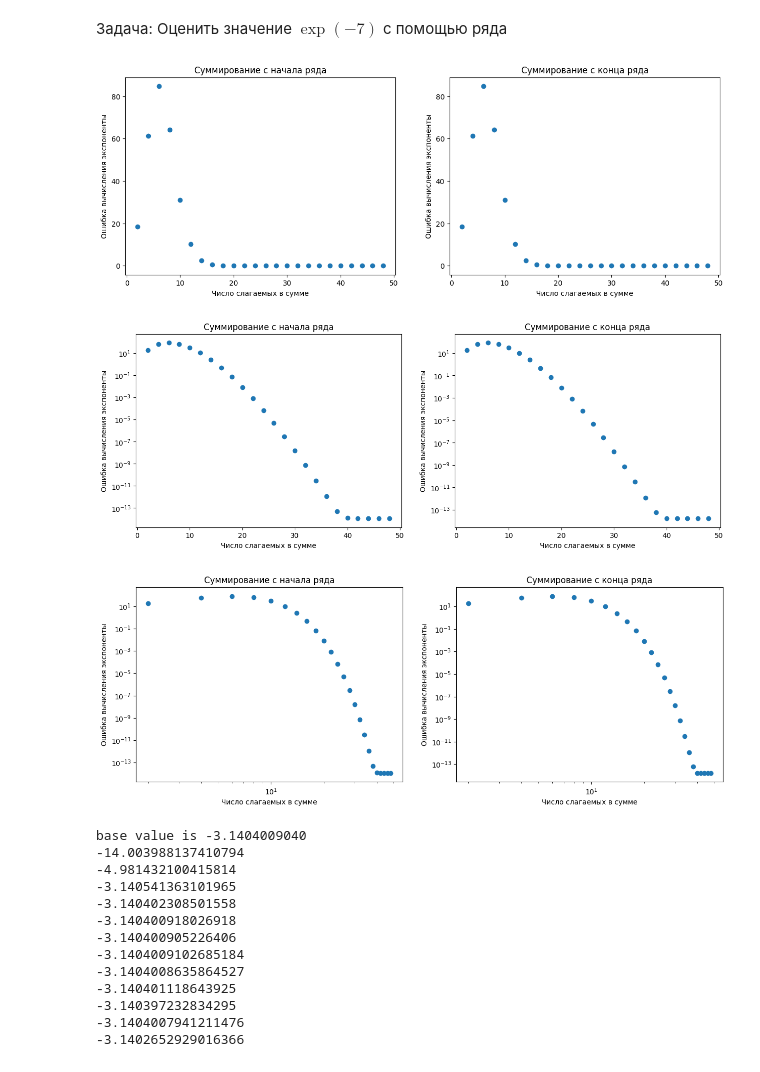
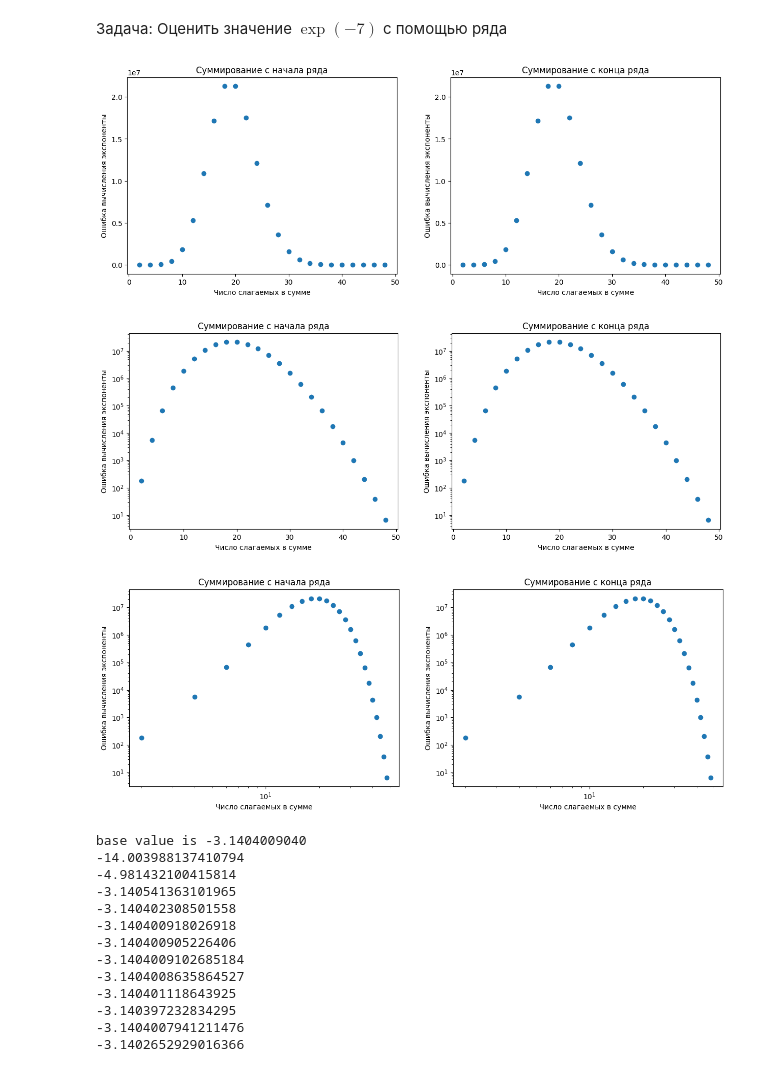
Before and after one commit to NeuTron1943/SpectralTasks, a Jupyter notebook: Task_4_exponent/task4_main.ipynb, the cells around one changed output. Drawn from its saved outputs; the diff is of its cells as text; code cells hidden in the pictures.

```diff
--- a/Task_4_exponent/task4_main.ipynb
+++ b/Task_4_exponent/task4_main.ipynb
@@ -20,7 +20,7 @@ def expBackwardSum(x: float, N: int) -> float:
         result += term
     return result
 # %%
-x = -7
+x = -20
 exp_x = np.exp(x)
 Ns = [*range(2, 50, 2)]
 forwErrors = []
@@ -52,36 +52,36 @@ axes[0].set_xlabel("Число слагаемых в сумме")
 axes[0].set_ylabel("Ошибка вычисления экспоненты")
 axes[0].set_title("Суммирование с начала ряда")
 axes[0].set_yscale('log')
 
 axes[1].scatter(Ns, backErrors)
 axes[1].set_xlabel("Число слагаемых в сумме")
 axes[1].set_ylabel("Ошибка вычисления экспоненты")
 axes[1].set_title("Суммирование с конца ряда")
 axes[1].set_yscale('log')
 plt.savefig(("Exp_semilog.png"), dpi=300, bbox_inches='tight')
 plt.show()
 
 
 fig, axes = plt.subplots(ncols=2, nrows=1, figsize=(15, 5))
 axes[0].scatter(Ns, forwErrors)
 axes[0].set_xlabel("Число слагаемых в сумме")
 axes[0].set_ylabel("Ошибка вычисления экспоненты")
 axes[0].set_title("Суммирование с начала ряда")
 axes[0].set_yscale('log')
 axes[0].set_xscale('log')
 
 axes[1].scatter(Ns, backErrors)
 axes[1].set_xlabel("Число слагаемых в сумме")
 axes[1].set_ylabel("Ошибка вычисления экспоненты")
 axes[1].set_title("Суммирование с конца ряда")
 axes[1].set_yscale('log')
 axes[1].set_xscale('log')
 plt.savefig(("Exp_log.png"), dpi=300, bbox_inches='tight')
 plt.show()
 # %% [output]
-[figure, old version]
+[figure, new version]
-[figure, old version]
+[figure, new version]
-[figure, old version]
+[figure, new version]
 # %%
 from scipy.linalg import inv as Inv
 from scipy.linalg import eig
```
Also changed, not shown: 10 other files.
